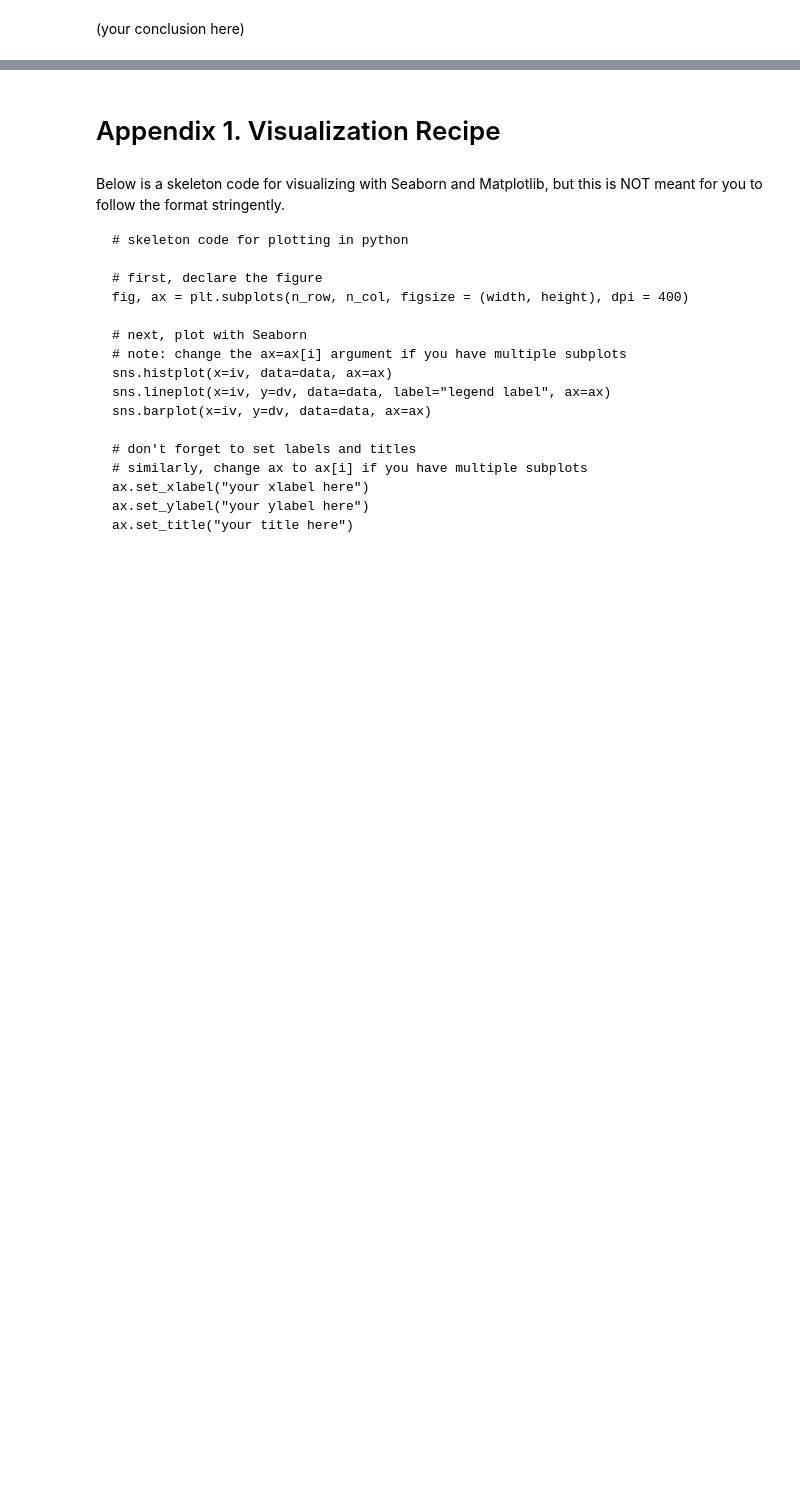
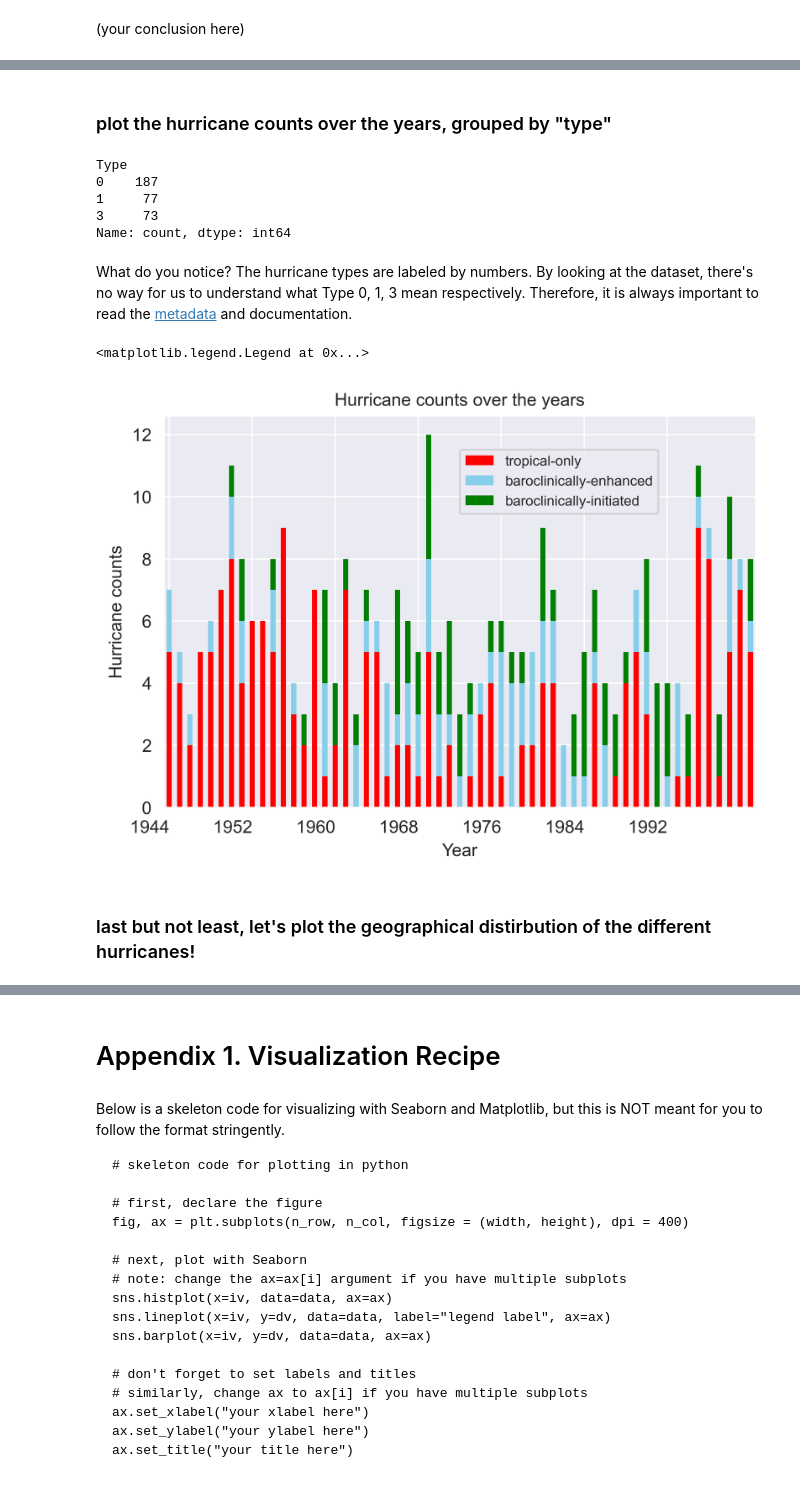
Before and after one commit to yusunnyf/Fall-24-ES-Workshops, a Jupyter notebook: Intro to Statistical Analysis/workshop2.ipynb, the cells around one changed output, grey strips where cells are left out. Drawn from its saved outputs; the diff is of its cells as text; code cells hidden in the pictures; blank space fills up the shorter version.

```diff
--- a/Intro to Statistical Analysis/workshop2.ipynb
+++ b/Intro to Statistical Analysis/workshop2.ipynb
@@ -410,0 +591,45 @@ plt.show()
+# %% [markdown]
+### plot the hurricane counts over the years, grouped by "type"
+# %%
+# step 1: check how many unique types of hurricane exist
+# HINT: which column are we using?
+# HINT: what method do we use to get the count of each category?
+hurricanes['___'].___
+# %% [output]
+Type
+0    187
+1     77
+3     73
+Name: count, dtype: int64
+# %% [markdown]
+What do you notice? The hurricane types are labeled by numbers. By looking at the dataset, there's no way for us to understand what Type 0, 1, 3 mean respectively. Therefore, it is always important to read the [metadata](https://myweb.fsu.edu/jelsner/temp/Data.html) and documentation.
+# %%
+# let's plot another barplot, but this time, we are going to label it by the type of hurricane
+# but first, let's do some data cleaning
+yearly_counts = hurricanes.groupby('Year').count()
+year = list(hurricanes['Year'].unique())
+y1 = hurricanes[hurricanes['Type']==0].groupby('Year').count()['Number'] # what does Type 0 hurricane correspond to?
+y2 = hurricanes[hurricanes['Type']==1].groupby('Year').count()['Number'] # what does Type 1 hurricane correspond to?
+y3 = hurricanes[hurricanes['Type']==3].groupby('Year').count()['Number'] # what does Type 3 hurricane correspond to?
+hurricanes_by_type = pd.DataFrame({"tropical-only": y1, "baroclinically-enhanced": y2, "baroclinically-initiated": y3}, )
+# %%
+# declare digure
+fig, ax = plt.subplots(1, 1, figsize = (6, 4), dpi = 400)
+
+# create stacked bar chart
+hurricanes_by_type.plot(kind='bar',stacked=True, color=['red', 'skyblue', 'green'], ax=ax, linewidth=0)
+
+# labels for x and y axis
+plt.xlabel('Year')
+plt.ylabel('Hurricane counts')
+
+# title of plot
+plt.title('Hurricane counts over the years',fontsize=10)
+ax.set_xticks([8*n for n in range(7)])
+plt.xticks(rotation=0, ha='right')
+plt.legend(loc=(0.5,0.75),fontsize=8)
+# %% [output]
+<matplotlib.legend.Legend at 0x...>
+[figure, added]
+# %% [markdown]
+### last but not least, let's plot the geographical distirbution of the different hurricanes!
```
Also changed, not shown: parts of 57 cells of this notebook, 3 other files.
